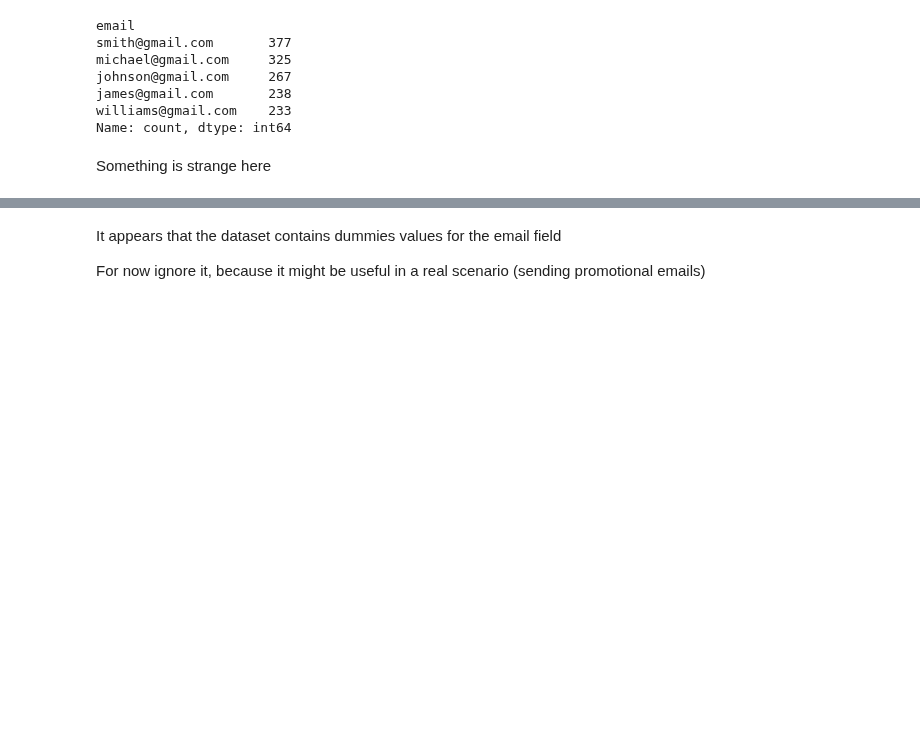
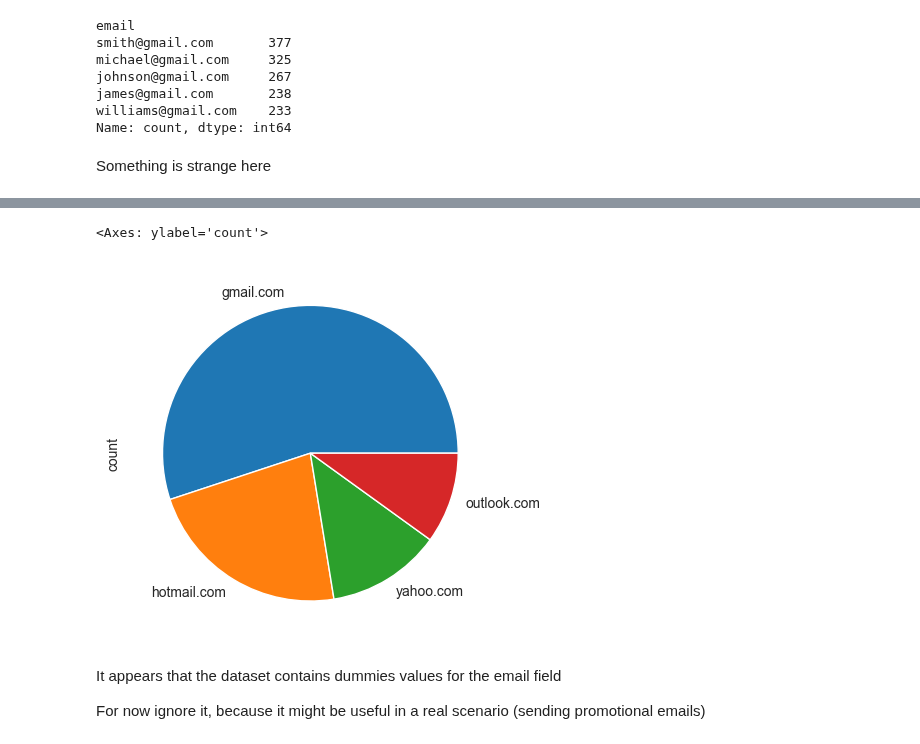
Before and after one commit to glag2/glag2-Internship-Case-2024-DEC, a Jupyter notebook: [STEP 2.2] Users EDA.ipynb, the cells around one changed output, grey strips where cells are left out. Saved outputs shown, nothing was run; the diff lists cells and outputs as text; code cells hidden in the pictures; blank space fills up the shorter version.

```diff
--- a/[STEP 2.2] Users EDA.ipynb
+++ b/[STEP 2.2] Users EDA.ipynb
@@ -146,6 +148,9 @@ users[users['email'] == "smith@gmail.com"]
 # %%
 # plot the distribution of the email domain
-users['email'].str.split('@').str[1].value_counts().plot(kind='bar', color='darkcyan')
+users['email'].str.split('@').str[1].value_counts().plot(kind='pie', color='darkcyan')
+# %% [output]
+<Axes: ylabel='count'>
+[figure, added]
 # %%
 # save the users domain in a new column
 users['email_domain'] = users['email'].str.split('@').str[1]
```
Also changed, not shown: parts of 4 cells of this notebook, 9 other files.
